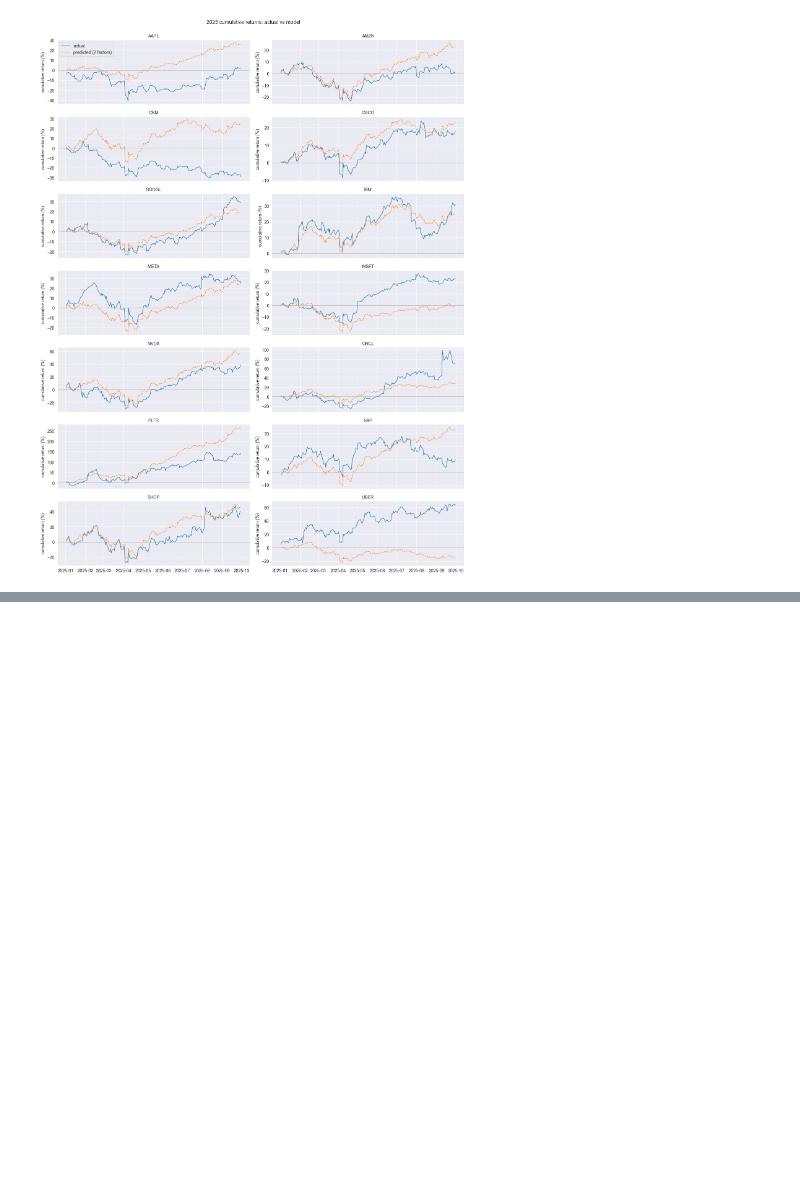
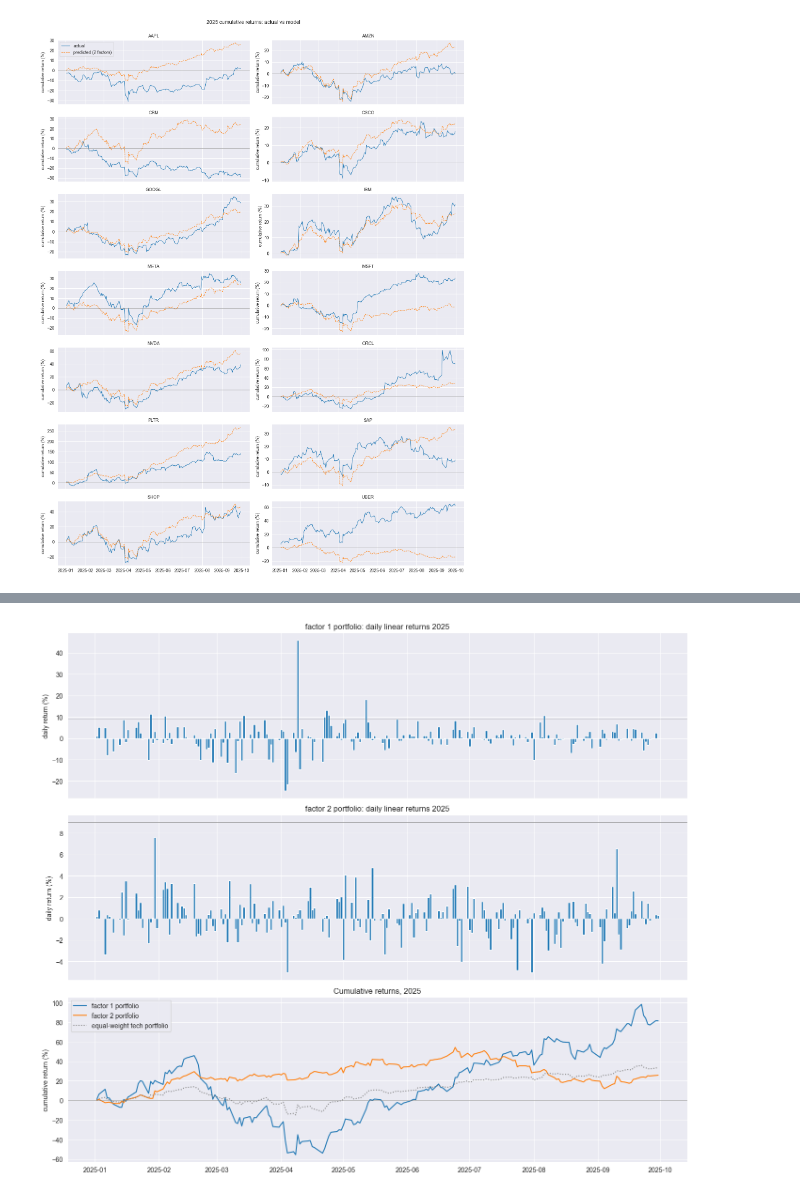
Before and after one commit to Gok-ML-AI/ARPM, a Jupyter notebook: module-01-linear-mean-covariance/Principal-Component-Analysis/pp_orincipal_component_portfolios_of_technology_stocks.ipynb, the cells around one changed output, grey strips where cells are left out. Saved outputs shown, nothing was run; the diff lists cells and outputs as text; code cells hidden in the pictures; blank space fills up the shorter version.

```diff
--- a/module-01-linear-mean-covariance/Principal-Component-Analysis/pp_orincipal_component_portfolios_of_technology_stocks.ipynb
+++ b/module-01-linear-mean-covariance/Principal-Component-Analysis/pp_orincipal_component_portfolios_of_technology_stocks.ipynb
@@ -770,0 +895,26 @@ My choices Explained:
+# %%
+# Plots
+
+fig, axes = plt.subplots(3, 1, figsize=(14, 12), sharex=True)
+
+# Daily returns of each factor portfolio
+for ax, factor in zip(axes[:2], factor_portfolio_returns_test.columns):
+    ax.bar(factor_portfolio_returns_test.index, 100 * factor_portfolio_returns_test[factor], width=1.0)
+    ax.axhline(9, color='grey', linewidth=0.5)
+    ax.set(title=f'{factor} portfolio: daily linear returns 2025', ylabel='daily return (%)')
+
+# Cumulative returns, with equal-weight tech portfolio for comparison
+cumulative_factor = (1 + factor_portfolio_returns_test).cumprod() - 1
+cumulative_equal_weight = (1 + equal_weight_returns_test).cumprod() - 1
+axes[2].plot(cumulative_factor.index, 100 * cumulative_factor['factor 1'], label='factor 1 portfolio')
+axes[2].plot(cumulative_factor.index, 100 * cumulative_factor['factor 2'], label='factor 2 portfolio')
+axes[2].plot(cumulative_equal_weight.index, 100 * cumulative_equal_weight, linestyle=':', color='grey',
+             label='equal-weight tech portfolio')
+axes[2].axhline(0, color='grey', linewidth=0.5)
+axes[2].set(title='Cumulative returns, 2025', ylabel='cumulative return (%)')
+axes[2].legend()
+
+plt.tight_layout()
+plt.show()
+# %% [output]
+[figure, added]
```
Also changed, not shown: parts of 10 cells of this notebook.
